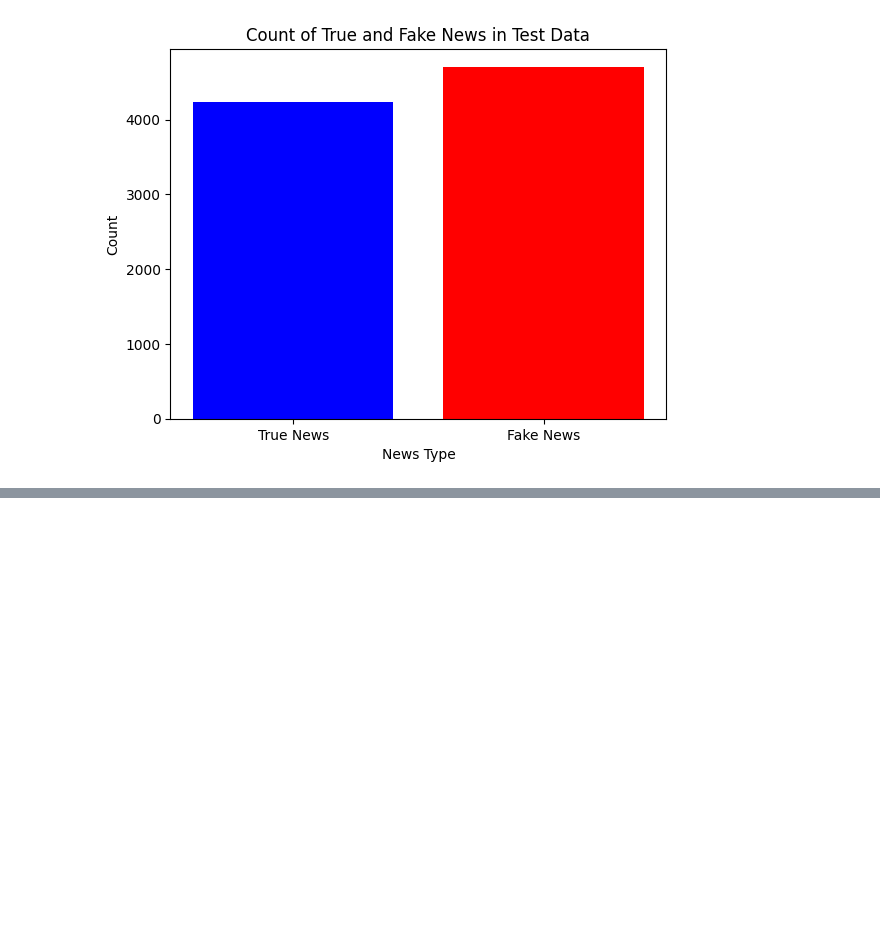
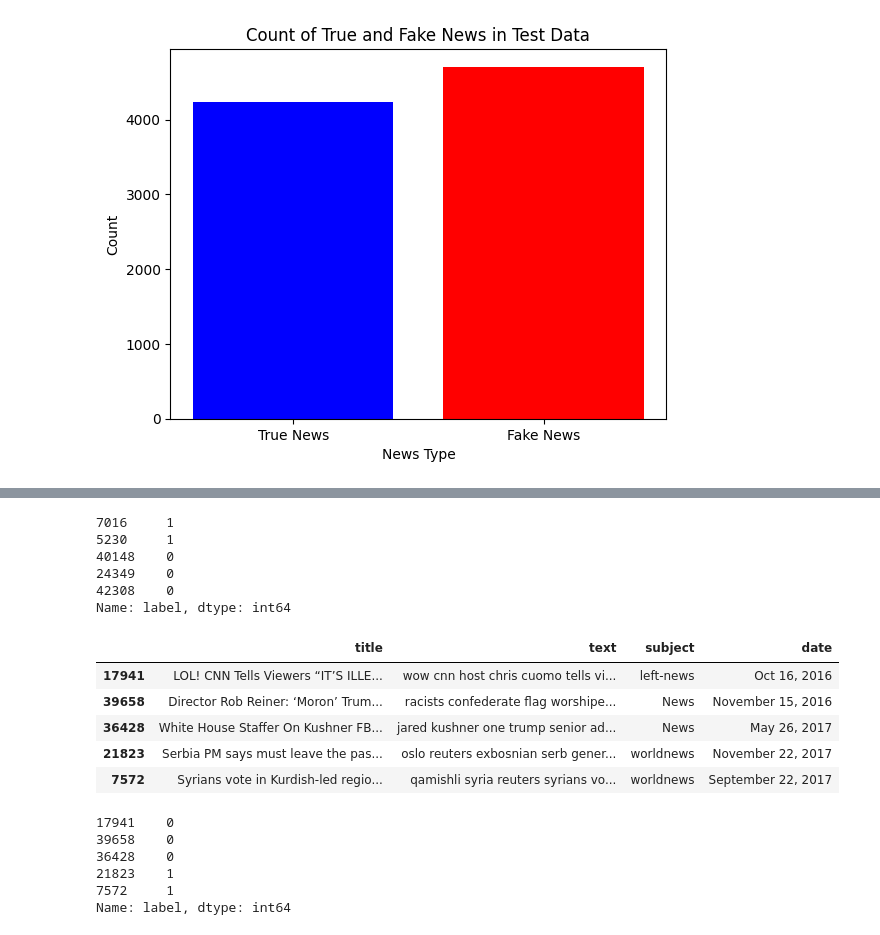
Before and after one commit to HuangT1ng/Fake-News-Prediction, a Jupyter notebook: Fake news predictor.ipynb, the cells around one changed output, grey strips where cells are left out. Saved outputs shown, nothing was run; the diff lists cells and outputs as text; code cells hidden in the pictures; blank space fills up the shorter version.

```diff
--- a/Fake news predictor.ipynb
+++ b/Fake news predictor.ipynb
@@ -331,0 +350,30 @@ Number of fake news in test data: 4706
+# %%
+y_train.head()
+# %% [output]
+7016     1
+5230     1
+40148    0
+24349    0
+42308    0
+Name: label, dtype: int64
+# %%
+y_test=test_data['label']
+x_test=test_data.drop(columns=['label'])
+# %%
+x_test.head()
+# %% [output]
+|  | title | text | subject | date |
+| 17941 | LOL! CNN Tells Viewers “IT’S ILLE... | wow cnn host chris cuomo tells vi... | left-news | Oct 16, 2016 |
+| 39658 | Director Rob Reiner: ‘Moron’ Trum... | racists confederate flag worshipe... | News | November 15, 2016 |
+| 36428 | White House Staffer On Kushner FB... | jared kushner one trump senior ad... | News | May 26, 2017 |
+| 21823 | Serbia PM says must leave the pas... | oslo reuters exbosnian serb gener... | worldnews | November 22, 2017 |
+| 7572 | Syrians vote in Kurdish-led regio... | qamishli syria reuters syrians vo... | worldnews | September 22, 2017 |
+# %%
+y_test.head()
+# %% [output]
+17941    0
+39658    0
+36428    0
+21823    1
+7572     1
+Name: label, dtype: int64
```
Also changed, not shown: parts of 7 cells of this notebook, 1 other file.
